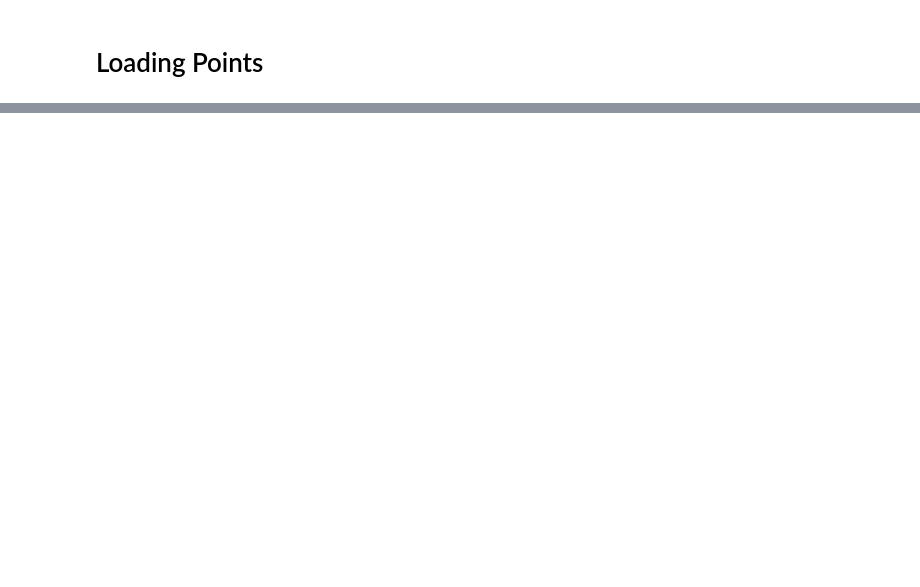
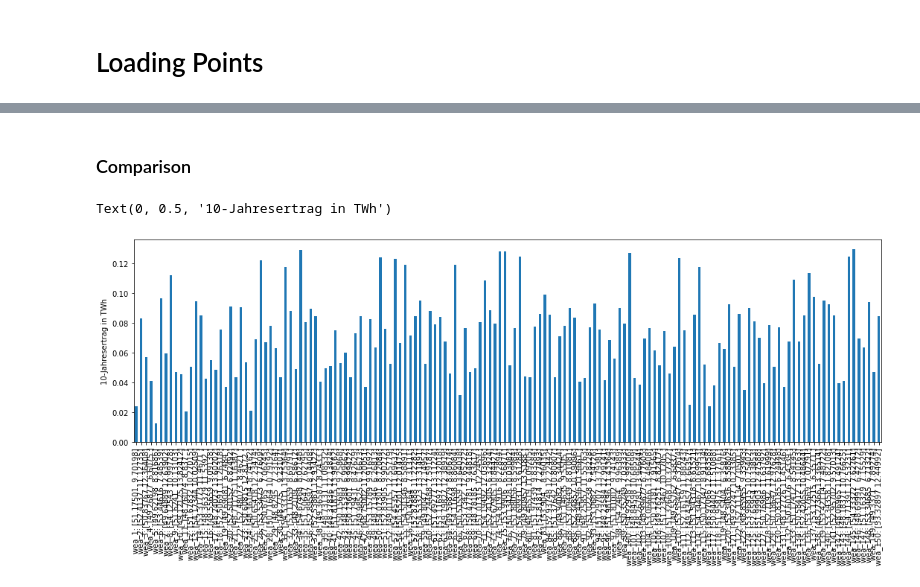
Before and after one commit to clwehner/Windatlas, a Jupyter notebook: windatlas/anemos_data/test_all.ipynb, the cells around one changed output, grey strips where cells are left out. Saved outputs shown, nothing was run; the diff lists cells and outputs as text; code cells hidden in the pictures; blank space fills up the shorter version.

```diff
--- a/windatlas/anemos_data/test_all.ipynb
+++ b/windatlas/anemos_data/test_all.ipynb
@@ -121,0 +102,17 @@ print(weibull_power(lkl, A, k, rho, s=1))
+# %% [markdown]
+### Comparison
+# %%
+from datetime import datetime
+
+comp = df_90mean.transpose()
+comp["15min"] = df.sum(axis=0)
+comp.columns = [i.strftime('%Y-%m-%d') if isinstance(i, datetime) else i for i in comp.columns]
+comp = comp.rename(columns={comp.columns[0]:"wiebull_90m"})
+comp = comp / 1000000000 # Wh zu TWh umrechnen
+comp["diff"] = comp["15min"] - comp["wiebull_90m"]
+
+ax = comp["diff"].plot.bar(figsize=(18,5))
+ax.set_ylabel("10-Jahresertrag in TWh")
+# %% [output]
+Text(0, 0.5, '10-Jahresertrag in TWh')
+[figure, added]
```
Also changed, not shown: parts of 17 cells of this notebook, 7 other files.
